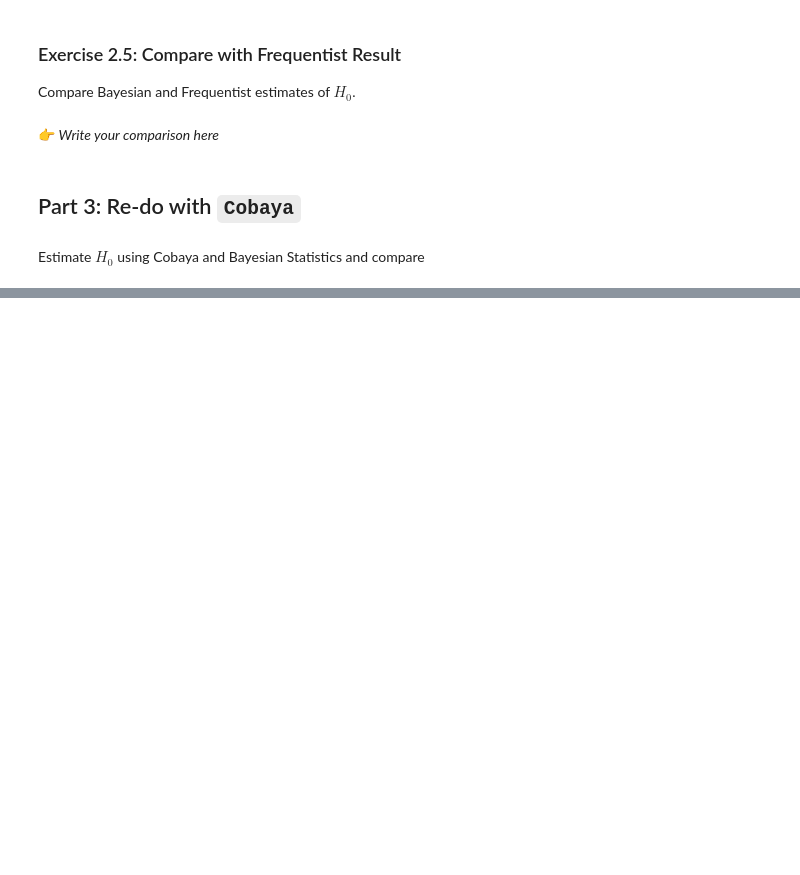
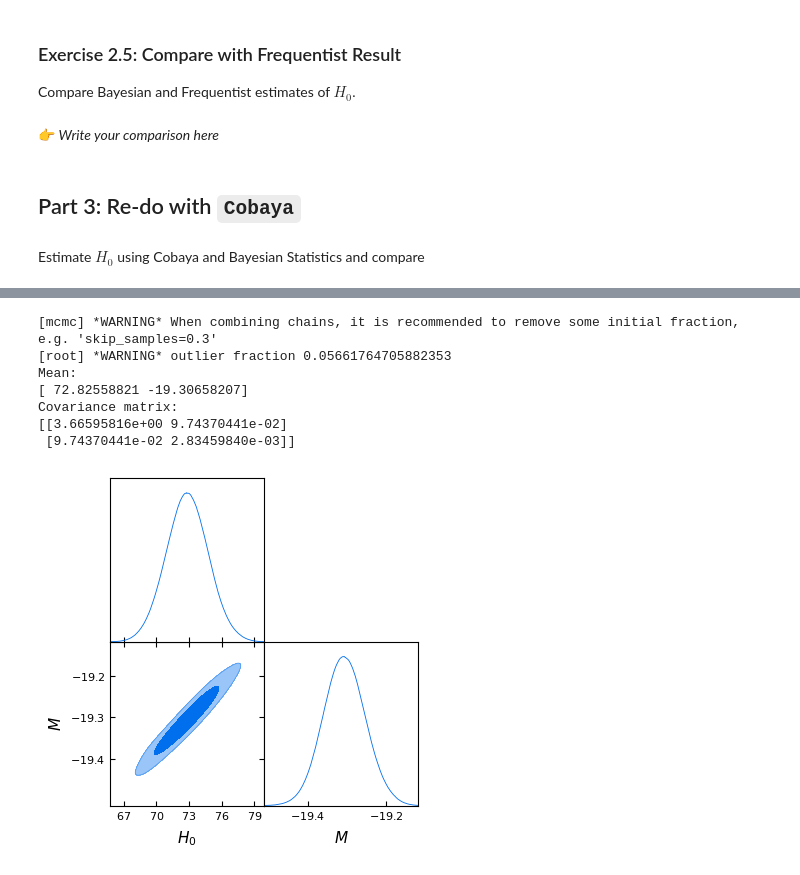
Before and after one commit to Tototime/Stats4Cosmology, a Jupyter notebook: exercises/BasicCosmoStats_on_H0_exercise.ipynb, the cells around one changed output, grey strips where cells are left out. Saved outputs shown, nothing was run; the diff lists cells and outputs as text; code cells hidden in the pictures; blank space fills up the shorter version.

Commit message:
until cobaya

```diff
--- a/exercises/BasicCosmoStats_on_H0_exercise.ipynb
+++ b/exercises/BasicCosmoStats_on_H0_exercise.ipynb
@@ -308,0 +419,29 @@ Estimate $H_0$ using Cobaya and Bayesian Statistics and compare
+# %%
+# get 3 plots : likelihood, posterior, corner
+
+def chi2(H0, M, data):
+    model = mag_model(data.z, H0, M)
+    return np.sum(((data.m - model)/data.sigma_m)**2)
+
+def loglike_cobaya(H0,M):
+    return -0.5*chi2(H0,M,data)
+
+info_dict = {
+    "params": {
+        "H0": {"prior": {"min": 50, "max": 90}, "ref": 73.0, "latex": r"$H_0$"},
+        "M": {"prior": {"dist" : "norm", "loc": -19.3, "scale": 0.05},"latex": r"$M$"},
+    },
+    "likelihood": {
+        "my_likelihood": {
+            "external": loglike_cobaya
+        }
+    },
+    "sampler": {
+        "mcmc": {
+            "max_tries": 10000,
+            "Rminus1_stop": 0.01,
+        }
+    },
+}
+# %%
+info, sampler = cobaya.run(info_dict)
@@ -308,0 +466,25 @@ Estimate $H_0$ using Cobaya and Bayesian Statistics and compare
+# %%
+# Export the results to GetDist
+gd_sample = sampler.products(to_getdist=True)["sample"]
+
+# Analyze and plot
+mean = gd_sample.getMeans()[:2]
+covmat = gd_sample.getCovMat().matrix[:2, :2]
+print("Mean:")
+print(mean)
+print("Covariance matrix:")
+print(covmat)
+# %matplotlib inline  # uncomment if running from the Jupyter notebook
+import getdist.plots as gdplt
+
+gdplot = gdplt.get_subplot_plotter()
+gdplot.triangle_plot(gd_sample, ["H0", "M"], filled=True)
+# %% [output]
+[mcmc] *WARNING* When combining chains, it is recommended to remove some initial fraction, e.g. 'skip_samples=0.3'
+[root] *WARNING* outlier fraction 0.05661764705882353
+Mean:
+[ 72.82558821 -19.30658207]
+Covariance matrix:
+[[3.66595816e+00 9.74370441e-02]
+ [9.74370441e-02 2.83459840e-03]]
+[figure, added]
```
Also changed, not shown: parts of 10 cells of this notebook.
